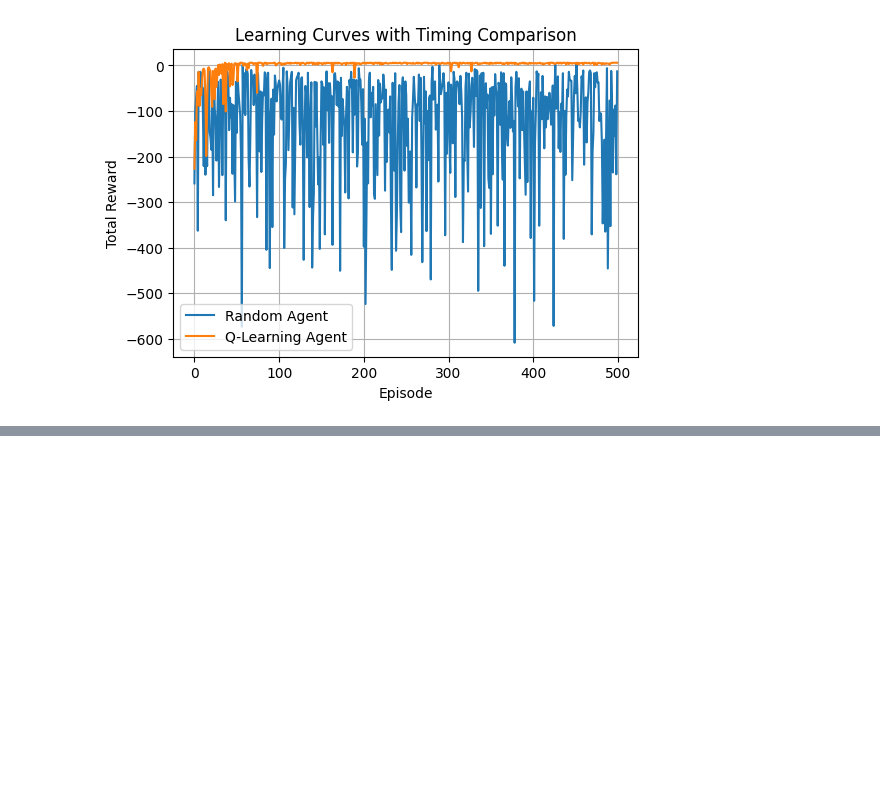
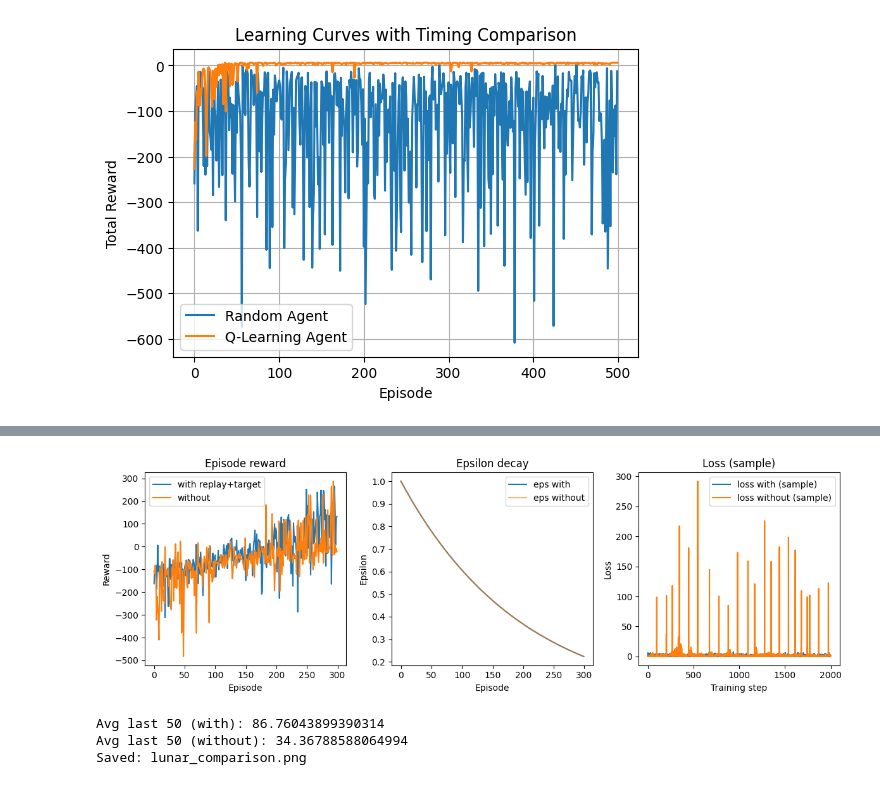
Before and after one commit to piru24/DL_LABS-07, a Jupyter notebook: Gridworld.ipynb, the cells around one changed output, grey strips where cells are left out. Cells and saved outputs as stored; diff of their text form; code cells hidden in the pictures; blank space fills up the shorter version.

```diff
--- a/Gridworld.ipynb
+++ b/Gridworld.ipynb
@@ -410,0 +648,13 @@ Random Agent took 1.0968 seconds
+# %%
+class DQNNet(nn.Module):
+    def __init__(self, state_dim, action_dim):
+        super().__init__()
+        self.net = nn.Sequential(
+            nn.Linear(state_dim, 128),
+            nn.ReLU(),
+            nn.Linear(128, 128),
+            nn.ReLU(),
+            nn.Linear(128, action_dim)
+        )
+    def forward(self, x):
+        return self.net(x)
@@ -410,0 +822,54 @@ Random Agent took 1.0968 seconds
+# %%
+# ---------- Run experiments: with replay+target and without ----------
+device = torch.device('cuda' if torch.cuda.is_available() else 'cpu')
+print("Device:", device)
+
+env_name = "LunarLander-v3"  # or "LunarLander-v2" if v3 not available
+NUM_EPISODES = 300  # increase to 600–1000 for stronger learning
+
+print("Running WITH replay + target (recommended)...")
+res_with = train_lunarlander(env_name=env_name, num_episodes=NUM_EPISODES,
+                             batch_size=64, gamma=0.99, lr=1e-3,
+                             replay_capacity=30000, min_replay_size=1000,
+                             target_update_steps=1000,
+                             epsilon_start=1.0, epsilon_end=0.05, epsilon_decay=0.995,
+                             use_replay=True, use_target=True, device=device)
+
+print("\nRunning WITHOUT replay & WITHOUT target (online updates)...")
+res_without = train_lunarlander(env_name=env_name, num_episodes=NUM_EPISODES,
+                                batch_size=64, gamma=0.99, lr=1e-3,
+                                replay_capacity=30000, min_replay_size=0,
+                                target_update_steps=999999999,  # effectively never update
+                                epsilon_start=1.0, epsilon_end=0.05, epsilon_decay=0.995,
+                                use_replay=False, use_target=False, device=device)
+
+# ---------- Plot results ----------
+plt.figure(figsize=(12,4))
+plt.subplot(1,3,1)
+plt.plot(res_with['rewards'], label='with replay+target')
+plt.plot(res_without['rewards'], label='without')
+plt.xlabel('Episode'); plt.ylabel('Reward'); plt.title('Episode reward')
+plt.legend()
+
+plt.subplot(1,3,2)
+plt.plot(res_with['eps'], label='eps with')
+plt.plot(res_without['eps'], label='eps without', alpha=0.6)
+plt.xlabel('Episode'); plt.ylabel('Epsilon'); plt.title('Epsilon decay')
+plt.legend()
+
+plt.subplot(1,3,3)
+if len(res_with['loss']) > 0:
+    plt.plot(res_with['loss'][:2000], label='loss with (sample)')
+if len(res_without['loss']) > 0:
+    plt.plot(res_without['loss'][:2000], label='loss without (sample)')
+plt.xlabel('Training step'); plt.ylabel('Loss'); plt.title('Loss (sample)')
+plt.legend()
+
+plt.tight_layout()
+plt.savefig("lunar_comparison.png", dpi=150)
+plt.show()
+
+print("Avg last 50 (with):", np.mean(res_with['rewards'][-50:]))
+print("Avg last 50 (without):", np.mean(res_without['rewards'][-50:]))
+print("Saved: lunar_comparison.png")
+# %% [output]
@@ -410,0 +910,4 @@ Random Agent took 1.0968 seconds
+[figure, added]
+Avg last 50 (with): 86.76043899390314
+Avg last 50 (without): 34.36788588064994
+Saved: lunar_comparison.png
```
Also changed, not shown: parts of 11 cells of this notebook.
